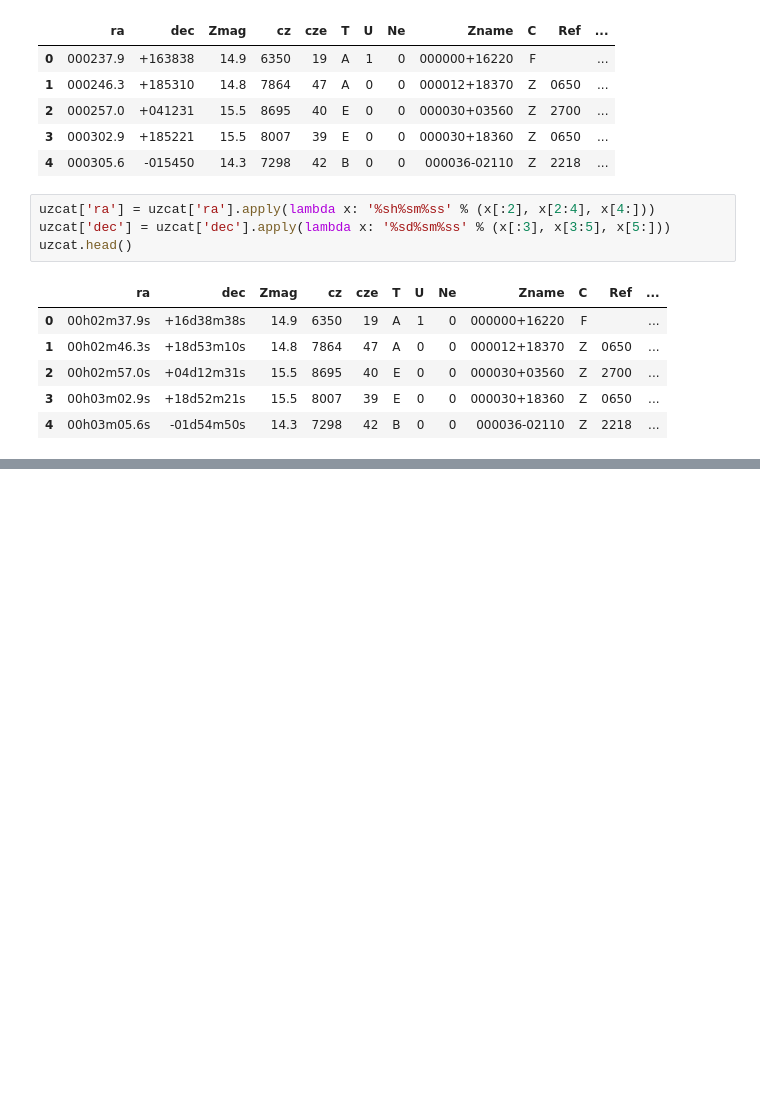
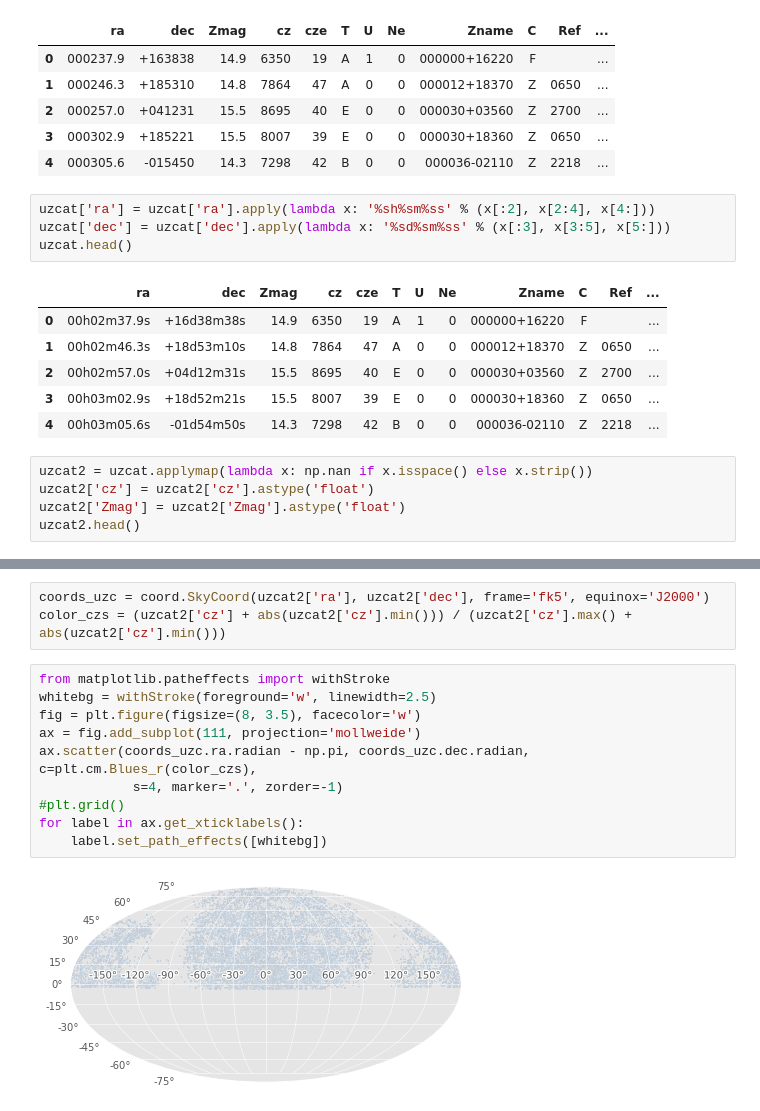
Before and after one commit to grehujt/SmallPythonProjects, a Jupyter notebook: jupyterNotebooks/clustering/clustering.ipynb, the cells around one changed output, grey strips where cells are left out. Saved outputs shown, nothing was run; the diff lists cells and outputs as text; blank space fills up the shorter version.

Commit message:
add scatter plot and hist for astronomy data

```diff
--- a/jupyterNotebooks/clustering/clustering.ipynb
+++ b/jupyterNotebooks/clustering/clustering.ipynb
@@ -174,3 +174,8 @@ uzcat.head()
 | 2 | 00h02m57.0s | +04d12m31s | 15.5 | 8695 | 40 | E | 0 | 0 | 000030+03560 | Z | 2700 | ... |
 | 3 | 00h03m02.9s | +18d52m21s | 15.5 | 8007 | 39 | E | 0 | 0 | 000030+18360 | Z | 0650 | ... |
 | 4 | 00h03m05.6s | -01d54m50s | 14.3 | 7298 | 42 | B | 0 | 0 | 000036-02110 | Z | 2218 | ... |
+# %%
+uzcat2 = uzcat.applymap(lambda x: np.nan if x.isspace() else x.strip())
+uzcat2['cz'] = uzcat2['cz'].astype('float')
+uzcat2['Zmag'] = uzcat2['Zmag'].astype('float')
+uzcat2.head()
@@ -176,0 +189,15 @@ uzcat.head()
+# %%
+coords_uzc = coord.SkyCoord(uzcat2['ra'], uzcat2['dec'], frame='fk5', equinox='J2000')
+color_czs = (uzcat2['cz'] + abs(uzcat2['cz'].min())) / (uzcat2['cz'].max() + abs(uzcat2['cz'].min()))
+# %%
+from matplotlib.patheffects import withStroke
+whitebg = withStroke(foreground='w', linewidth=2.5)
+fig = plt.figure(figsize=(8, 3.5), facecolor='w')
+ax = fig.add_subplot(111, projection='mollweide')
+ax.scatter(coords_uzc.ra.radian - np.pi, coords_uzc.dec.radian, c=plt.cm.Blues_r(color_czs),
+            s=4, marker='.', zorder=-1)
+#plt.grid()
+for label in ax.get_xticklabels():
+    label.set_path_effects([whitebg])
+# %% [output]
+[figure, added]
```
Also changed, not shown: parts of 5 cells of this notebook.
